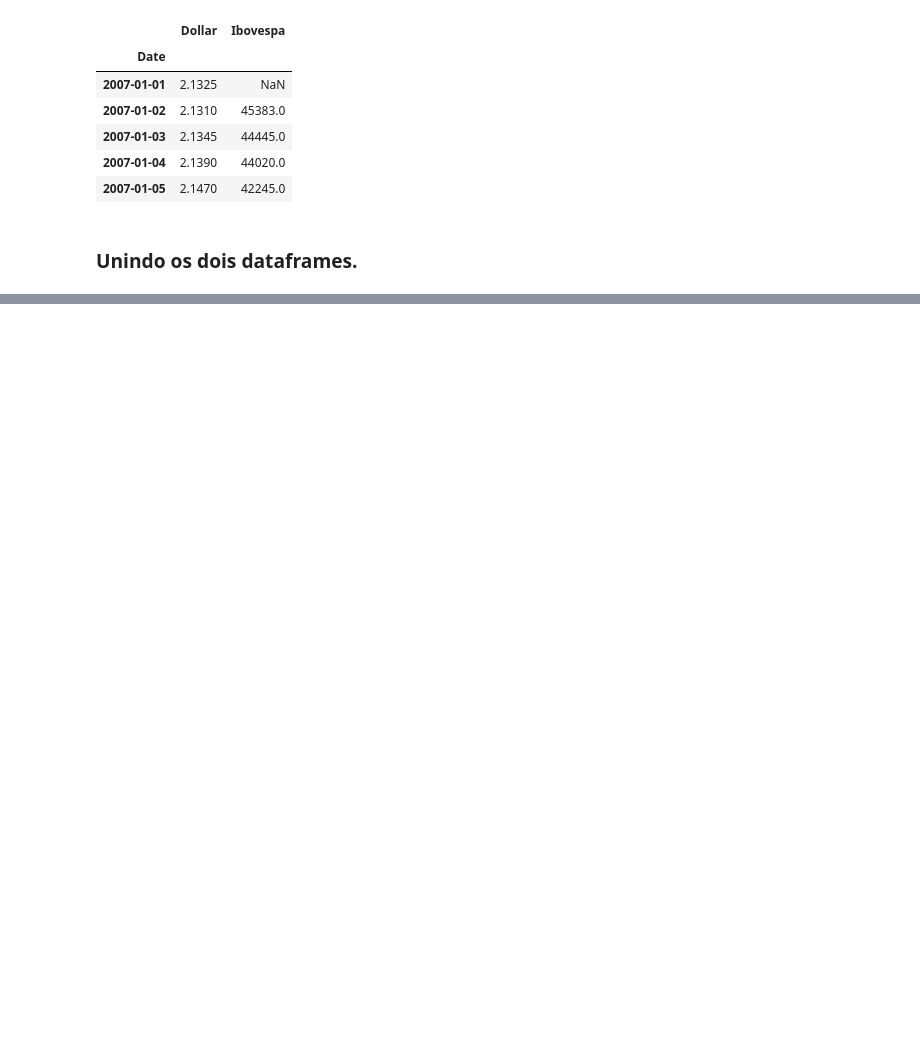
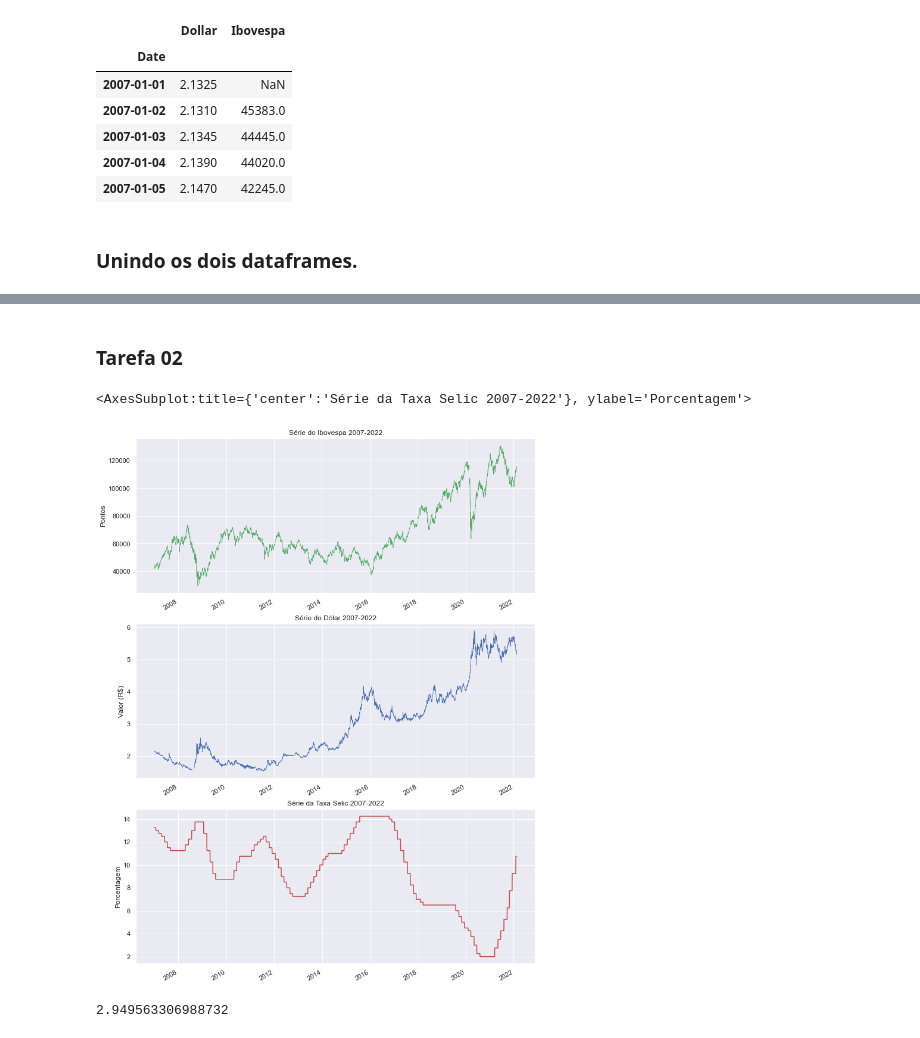
Before and after one commit to guimasuko/project, a Jupyter notebook: Aula01.ipynb, the cells around one changed output, grey strips where cells are left out. Drawn from its saved outputs; the diff is of its cells as text; code cells hidden in the pictures; blank space fills up the shorter version.

Commit message:
Adicionando código e imagens da Tarefa 02

```diff
--- a/Aula01.ipynb
+++ b/Aula01.ipynb
@@ -97,0 +106,2 @@ df
+# %% [markdown]
+### Tarefa 02
@@ -97,0 +110,14 @@ df
+# %%
+sns.set()
+fig, axes = plt.subplots(3,1,figsize=(12,18))
+
+df['Ibovespa'].plot(ax=axes[0], ylabel='Pontos', title='Série do Ibovespa 2007-2022', linewidth=.7, color='g')
+df['Dollar'].plot(ax=axes[1], ylabel='Valor (R$)', title='Série do Dólar 2007-2022', linewidth=.7, color='b')
+df['Selic'].plot(ax=axes[2], ylabel='Porcentagem', title='Série da Taxa Selic 2007-2022', color='r')
+# %% [output]
+<AxesSubplot:title={'center':'Série da Taxa Selic 2007-2022'}, ylabel='Porcentagem'>
+[figure, added]
+# %%
+df['Dollar'].mean(skipna=True)
+# %% [output]
+2.949563306988732
```
Also changed, not shown: parts of 12 cells of this notebook, 7 other files.
